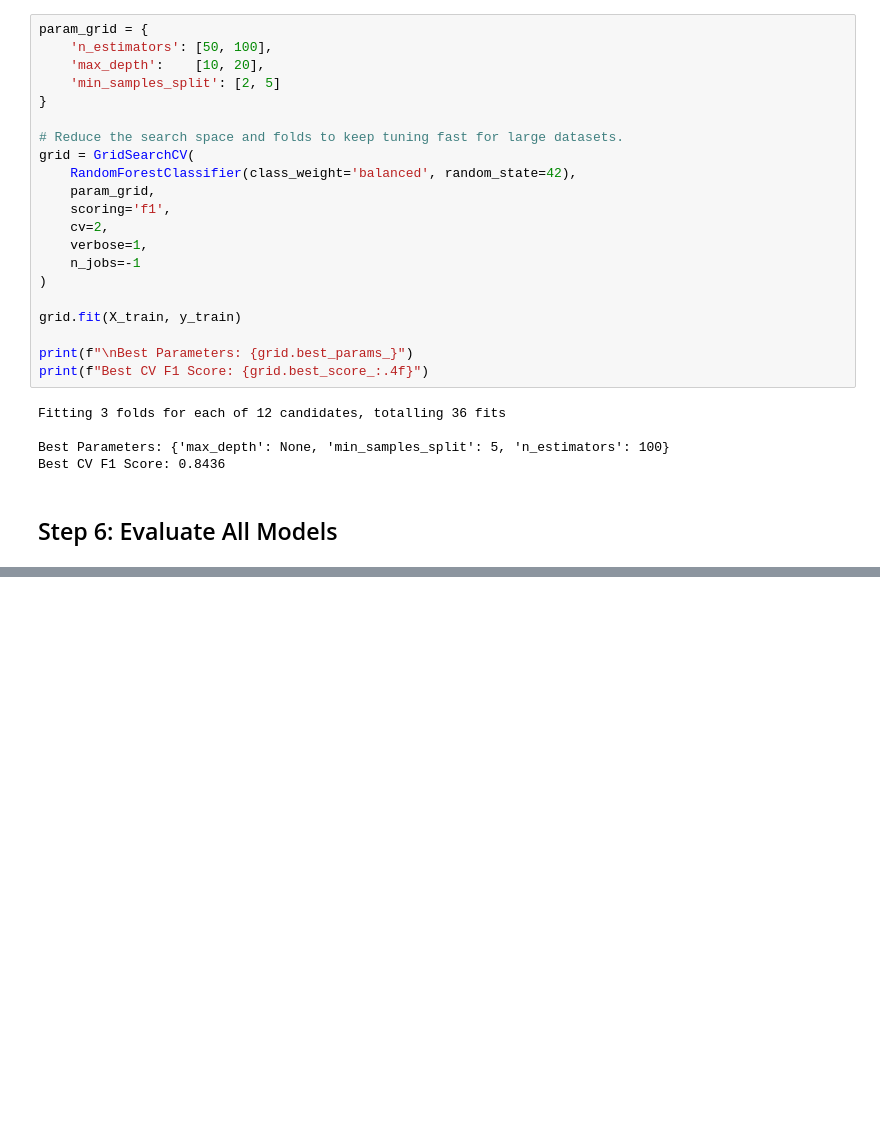
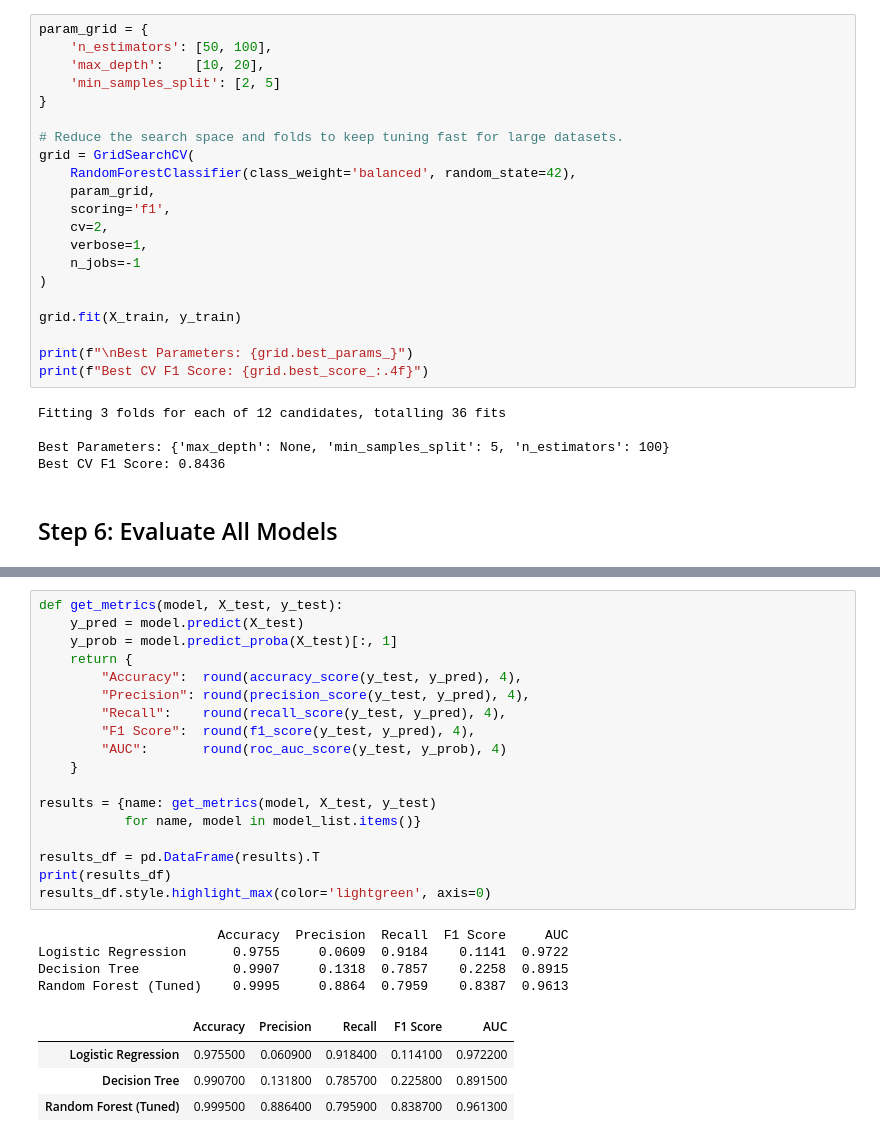
Before and after one commit to Gantavya2/Credit-card-fraud-detection, a Jupyter notebook: AI_ML_FinalProject_Credit_Card_Fraud_Detection.ipynb, the cells around one changed output, grey strips where cells are left out. Drawn from its saved outputs; the diff is of its cells as text; blank space fills up the shorter version.

```diff
--- a/AI_ML_FinalProject_Credit_Card_Fraud_Detection.ipynb
+++ b/AI_ML_FinalProject_Credit_Card_Fraud_Detection.ipynb
@@ -296,0 +367,27 @@ Best CV F1 Score: 0.8436
+# %%
+def get_metrics(model, X_test, y_test):
+    y_pred = model.predict(X_test)
+    y_prob = model.predict_proba(X_test)[:, 1]
+    return {
+        "Accuracy":  round(accuracy_score(y_test, y_pred), 4),
+        "Precision": round(precision_score(y_test, y_pred), 4),
+        "Recall":    round(recall_score(y_test, y_pred), 4),
+        "F1 Score":  round(f1_score(y_test, y_pred), 4),
+        "AUC":       round(roc_auc_score(y_test, y_prob), 4)
+    }
+
+results = {name: get_metrics(model, X_test, y_test)
+           for name, model in model_list.items()}
+
+results_df = pd.DataFrame(results).T
+print(results_df)
+results_df.style.highlight_max(color='lightgreen', axis=0)
+# %% [output]
+                       Accuracy  Precision  Recall  F1 Score     AUC
+Logistic Regression      0.9755     0.0609  0.9184    0.1141  0.9722
+Decision Tree            0.9907     0.1318  0.7857    0.2258  0.8915
+Random Forest (Tuned)    0.9995     0.8864  0.7959    0.8387  0.9613
+|  | Accuracy | Precision | Recall | F1 Score | AUC |
+| Logistic Regression | 0.975500 | 0.060900 | 0.918400 | 0.114100 | 0.972200 |
+| Decision Tree | 0.990700 | 0.131800 | 0.785700 | 0.225800 | 0.891500 |
+| Random Forest (Tuned) | 0.999500 | 0.886400 | 0.795900 | 0.838700 | 0.961300 |
```
Also changed, not shown: parts of 7 cells of this notebook.
